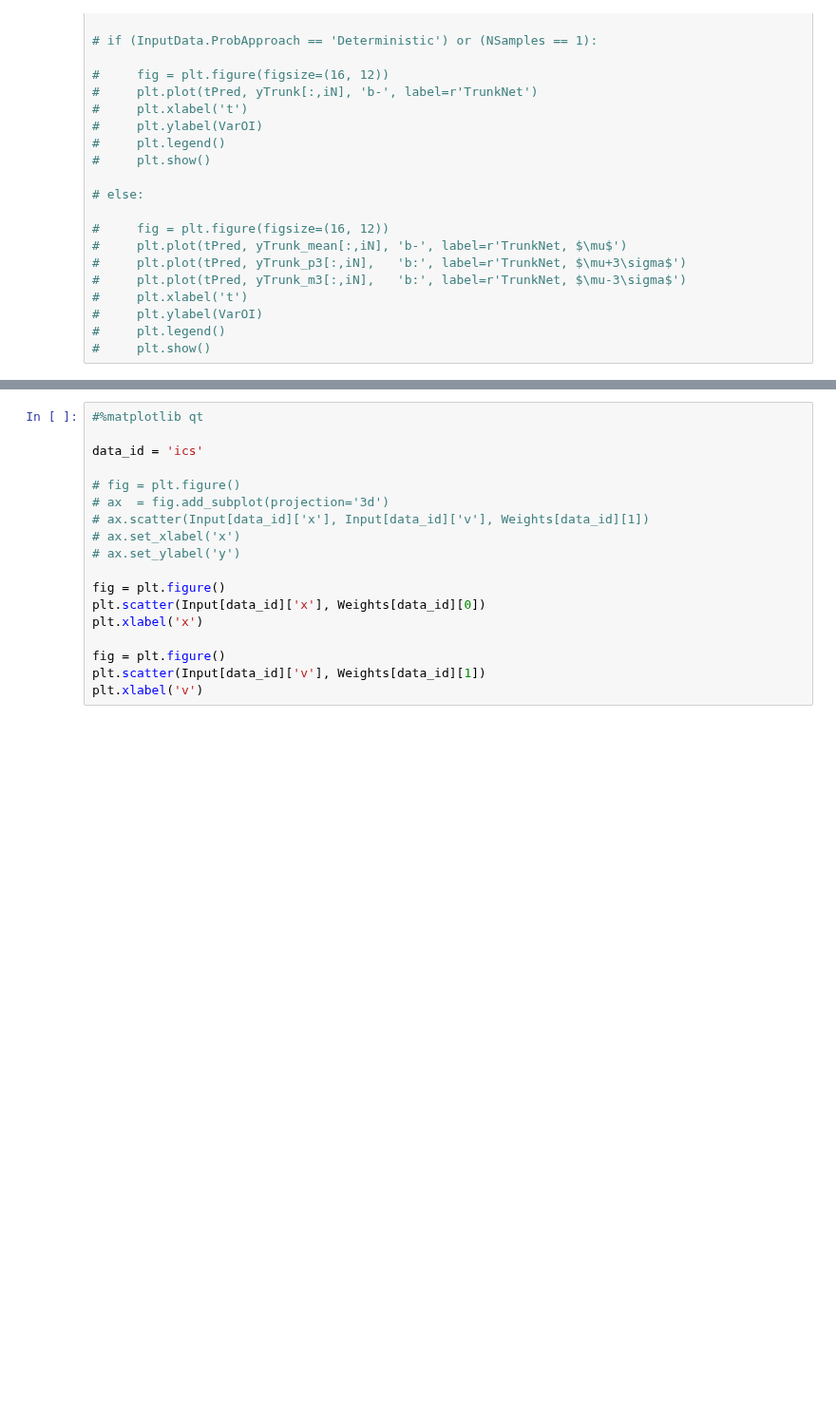
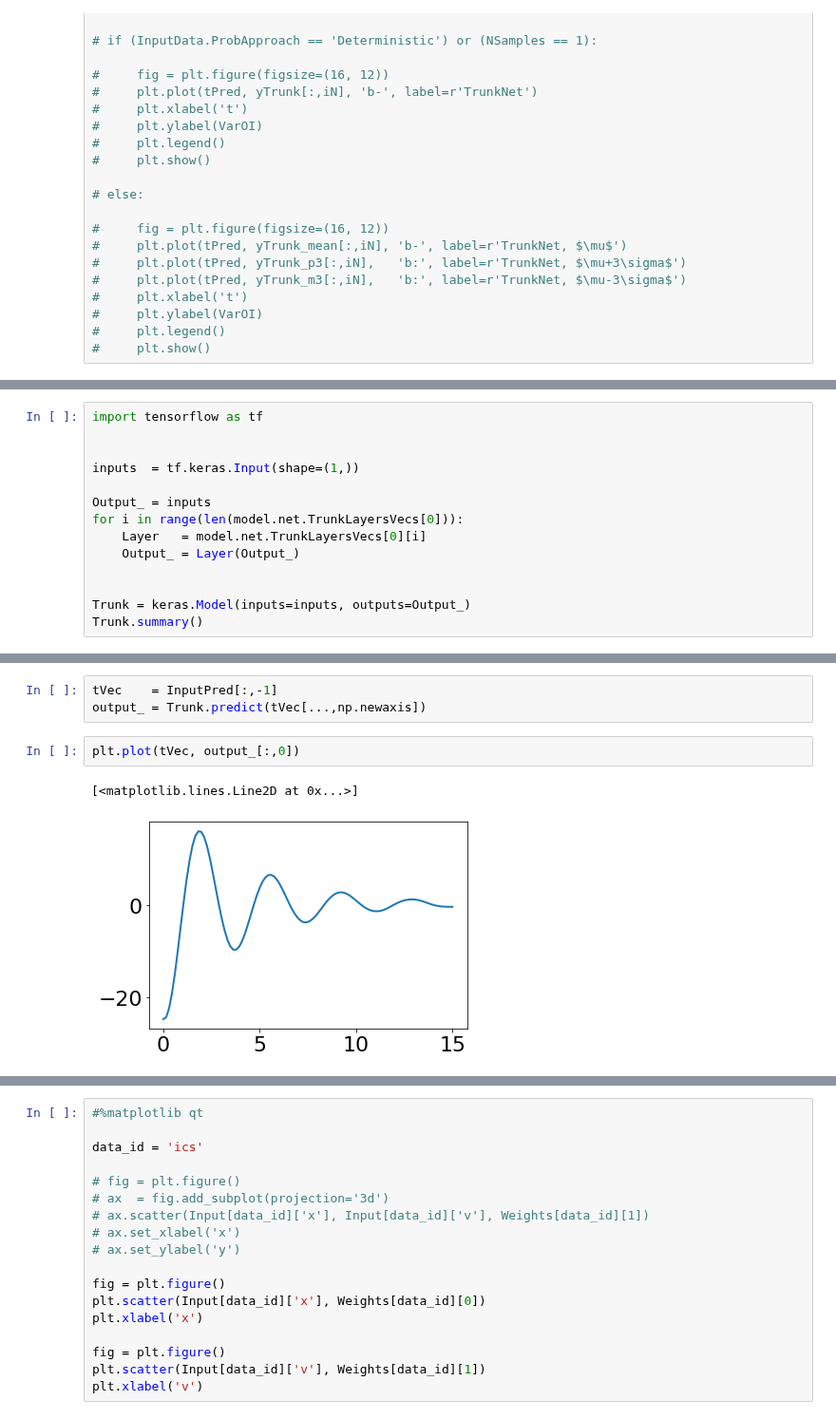
Before and after one commit to simoneventuri/ROMNet_, a Jupyter notebook: scripts/postprocessing/MassSpringDamper/DeepONet/Predict_DeepONet.ipynb, the cells around one changed output, grey strips where cells are left out. Shown at 95% size. Cells and saved outputs as stored; diff of their text form; blank space fills up the shorter version.

```diff
--- a/scripts/postprocessing/MassSpringDamper/DeepONet/Predict_DeepONet.ipynb
+++ b/scripts/postprocessing/MassSpringDamper/DeepONet/Predict_DeepONet.ipynb
@@ -329,0 +332,14 @@ u0 =  [ 0.51190231 -0.21291579]
+# %%
+import tensorflow as tf
+
+
+inputs  = tf.keras.Input(shape=(1,))
+
+Output_ = inputs
+for i in range(len(model.net.TrunkLayersVecs[0])):
+    Layer   = model.net.TrunkLayersVecs[0][i]
+    Output_ = Layer(Output_)
+
+
+Trunk = keras.Model(inputs=inputs, outputs=Output_)
+Trunk.summary()
@@ -329,0 +364,8 @@ u0 =  [ 0.51190231 -0.21291579]
+# %%
+tVec    = InputPred[:,-1]
+output_ = Trunk.predict(tVec[...,np.newaxis])
+# %%
+plt.plot(tVec, output_[:,0])
+# %% [output]
+[<matplotlib.lines.Line2D at 0x...>]
+[figure, added]
```
Also changed, not shown: parts of 7 cells of this notebook, 31 other files.
